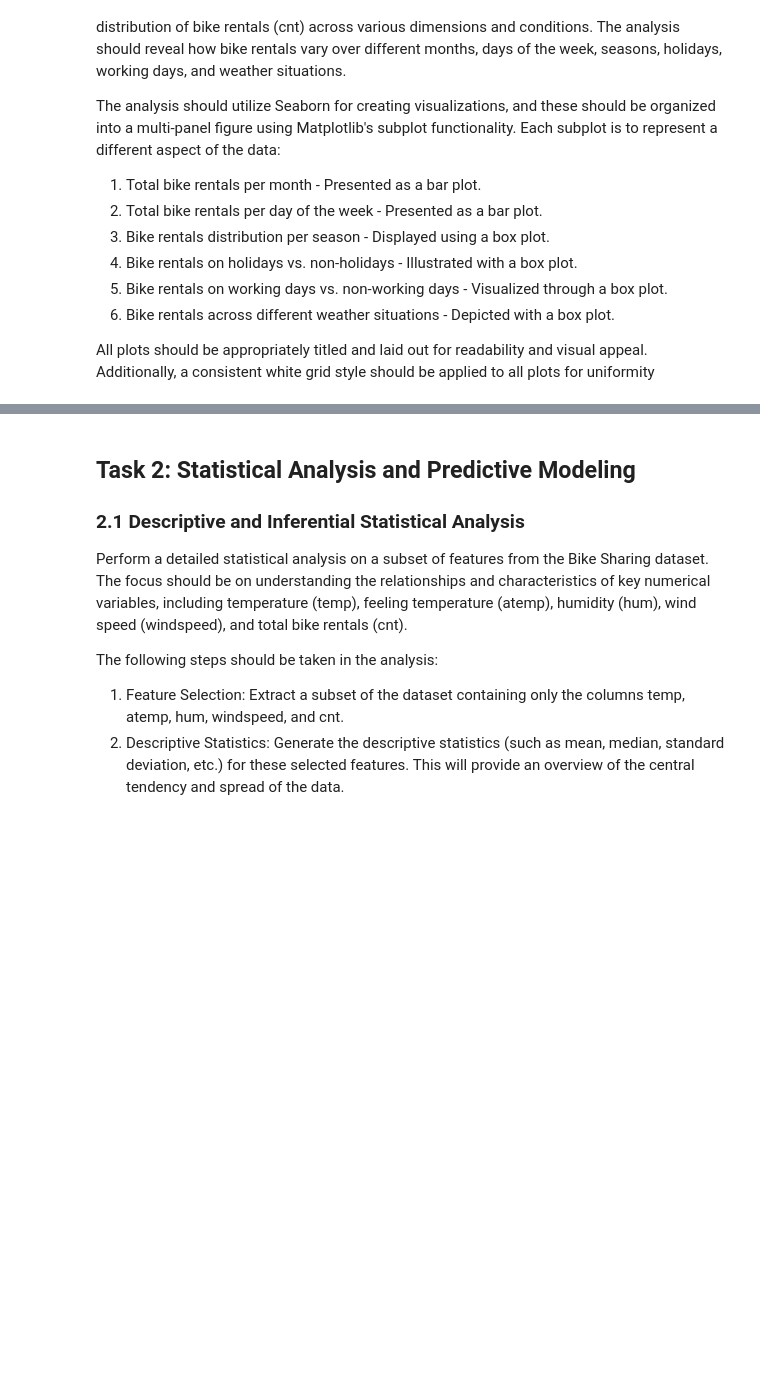
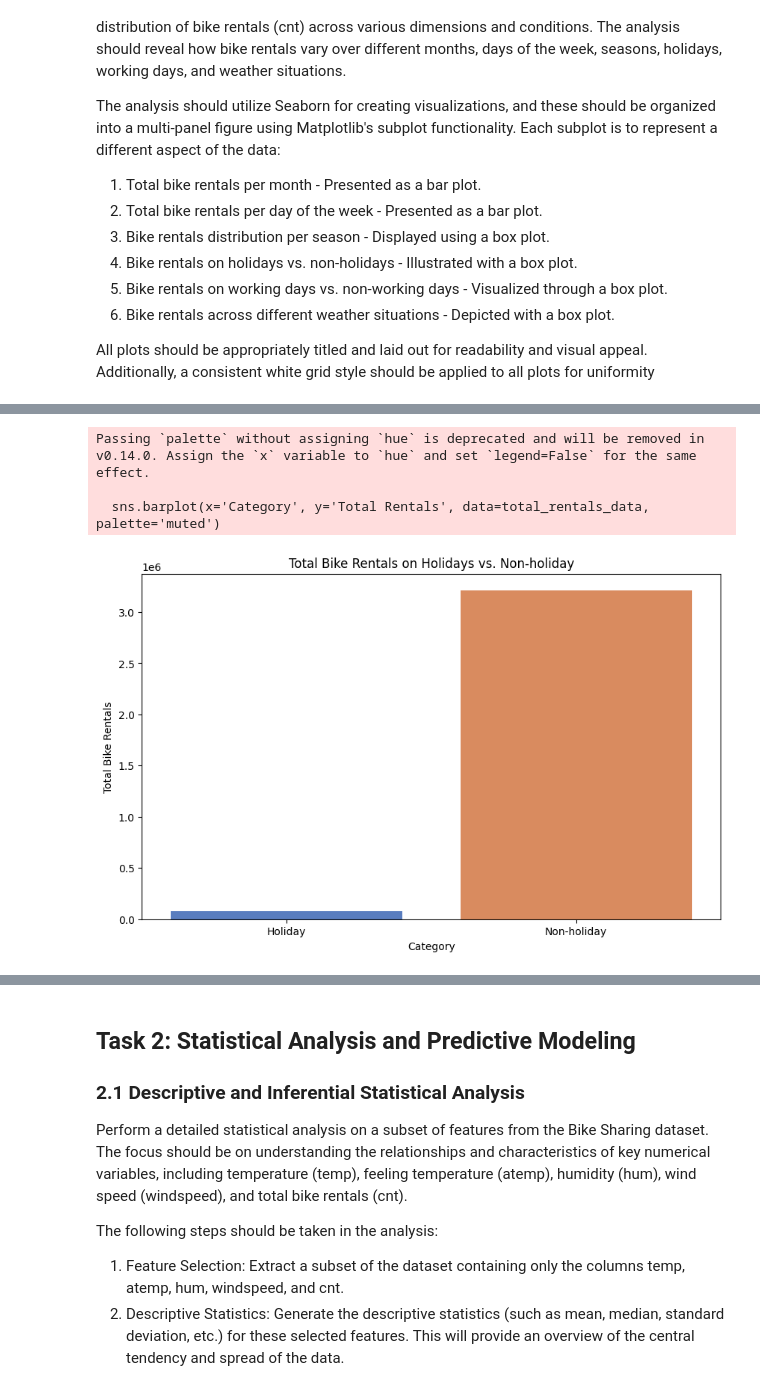
Before and after one commit to 3p10/Bike-Sharing-Dataset, a Jupyter notebook: Bike Sharing.ipynb, the cells around one changed output, grey strips where cells are left out. Drawn from its saved outputs; the diff is of its cells as text; code cells hidden in the pictures; blank space fills up the shorter version.

```diff
--- a/Bike Sharing.ipynb
+++ b/Bike Sharing.ipynb
@@ -269,0 +362,29 @@ All plots should be appropriately titled and laid out for readability and visual
+# %%
+# Bike rentals on holidays vs. non-holidays - Illustrated with a box plot.
+
+#Total bike rentals per day Holiday and working day
+
+# Group by  non-Holiday or working day  and calculate the total bike rents in thses days
+total_rents_on_holiday = df[df['holiday'] == 1]['cnt'].sum()
+
+# Group by Holiday  and calculate the total bike rents in thses days
+total_rents_on_non_holiday = df[df['holiday'] == 0]['cnt'].sum()
+
+total_rentals_data = pd.DataFrame({
+    'Category': ['Holiday', 'Non-holiday'],
+    'Total Rentals': [total_rents_on_holiday, total_rents_on_non_holiday]
+})
+
+# Plotting using seaborn boxplot
+plt.figure(figsize=(10, 6))
+sns.barplot(x='Category', y='Total Rentals', data=total_rentals_data, palette='muted')
+plt.title('Total Bike Rentals on Holidays vs. Non-holiday')
+plt.xlabel('Category')
+plt.ylabel('Total Bike Rentals')
+
+plt.show()
+# %% [output]
+Passing `palette` without assigning `hue` is deprecated and will be removed in v0.14.0. Assign the `x` variable to `hue` and set `legend=False` for the same effect.
+
+  sns.barplot(x='Category', y='Total Rentals', data=total_rentals_data, palette='muted')
+[figure, added]
```
Also changed, not shown: parts of 5 cells of this notebook.
